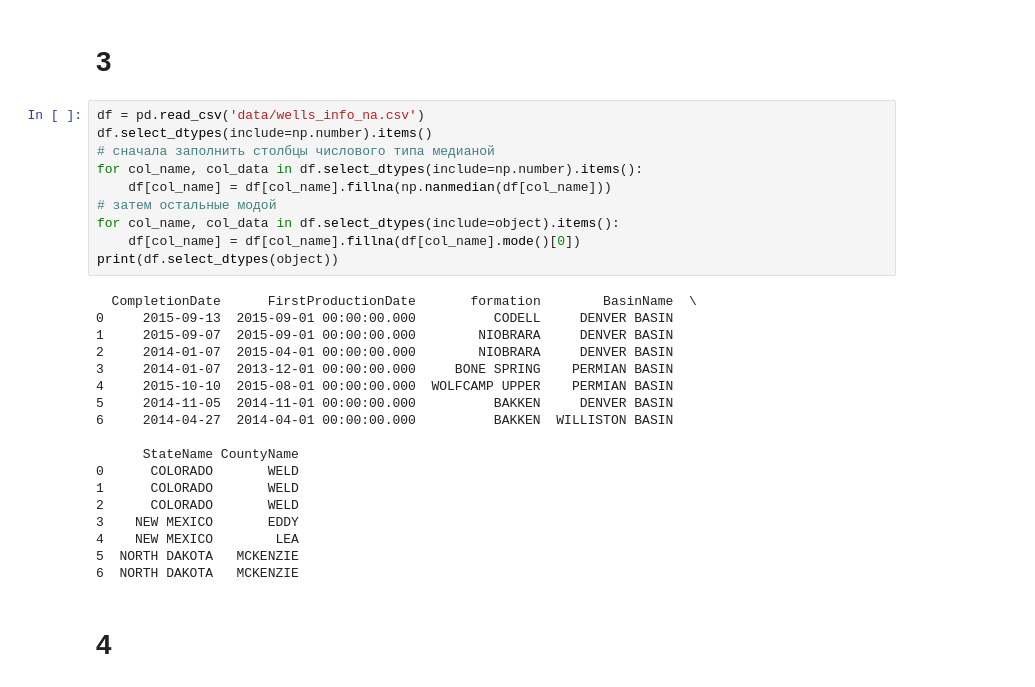
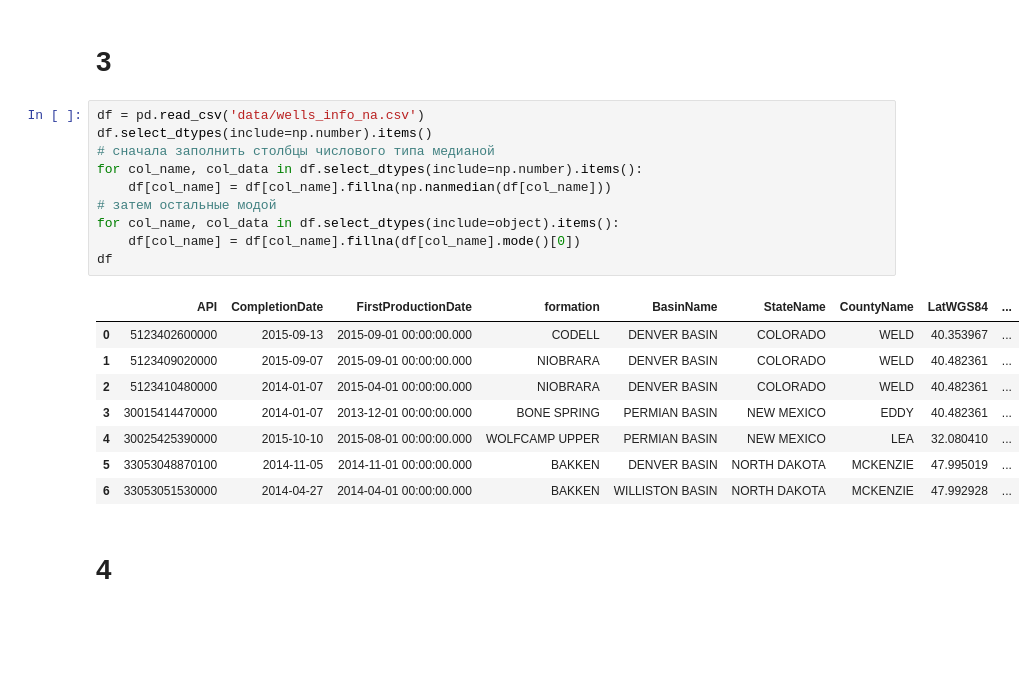
Before and after one commit to Grenka054/dPAK, a Jupyter notebook: 5/fifth.ipynb, the cells around one changed output. Cells and saved outputs as stored; diff of their text form; blank space fills up the shorter version.

```diff
--- a/5/fifth.ipynb
+++ b/5/fifth.ipynb
@@ -39,31 +39,22 @@ dtype: int32
 # %%
 df = pd.read_csv('data/wells_info_na.csv')
 df.select_dtypes(include=np.number).items()
 # сначала заполнить столбцы числового типа медианой
 for col_name, col_data in df.select_dtypes(include=np.number).items():
     df[col_name] = df[col_name].fillna(np.nanmedian(df[col_name]))
 # затем остальные модой
 for col_name, col_data in df.select_dtypes(include=object).items():
     df[col_name] = df[col_name].fillna(df[col_name].mode()[0])
-print(df.select_dtypes(object))
+df
 # %% [output]
-  CompletionDate      FirstProductionDate       formation        BasinName  \
-0     2015-09-13  2015-09-01 00:00:00.000          CODELL     DENVER BASIN
-1     2015-09-07  2015-09-01 00:00:00.000        NIOBRARA     DENVER BASIN
-2     2014-01-07  2015-04-01 00:00:00.000        NIOBRARA     DENVER BASIN
-3     2014-01-07  2013-12-01 00:00:00.000     BONE SPRING    PERMIAN BASIN
-4     2015-10-10  2015-08-01 00:00:00.000  WOLFCAMP UPPER    PERMIAN BASIN
-5     2014-11-05  2014-11-01 00:00:00.000          BAKKEN     DENVER BASIN
-6     2014-04-27  2014-04-01 00:00:00.000          BAKKEN  WILLISTON BASIN
-
-      StateName CountyName
-0      COLORADO       WELD
-1      COLORADO       WELD
-2      COLORADO       WELD
-3    NEW MEXICO       EDDY
-4    NEW MEXICO        LEA
-5  NORTH DAKOTA   MCKENZIE
-6  NORTH DAKOTA   MCKENZIE
+|  | API | CompletionDate | FirstProductionDate | formation | BasinName | StateName | CountyName | LatWGS84 | ... |
+| 0 | 5123402600000 | 2015-09-13 | 2015-09-01 00:00:00.000 | CODELL | DENVER BASIN | COLORADO | WELD | 40.353967 | ... |
+| 1 | 5123409020000 | 2015-09-07 | 2015-09-01 00:00:00.000 | NIOBRARA | DENVER BASIN | COLORADO | WELD | 40.482361 | ... |
+| 2 | 5123410480000 | 2014-01-07 | 2015-04-01 00:00:00.000 | NIOBRARA | DENVER BASIN | COLORADO | WELD | 40.482361 | ... |
+| 3 | 30015414470000 | 2014-01-07 | 2013-12-01 00:00:00.000 | BONE SPRING | PERMIAN BASIN | NEW MEXICO | EDDY | 40.482361 | ... |
+| 4 | 30025425390000 | 2015-10-10 | 2015-08-01 00:00:00.000 | WOLFCAMP UPPER | PERMIAN BASIN | NEW MEXICO | LEA | 32.080410 | ... |
+| 5 | 33053048870100 | 2014-11-05 | 2014-11-01 00:00:00.000 | BAKKEN | DENVER BASIN | NORTH DAKOTA | MCKENZIE | 47.995019 | ... |
+| 6 | 33053051530000 | 2014-04-27 | 2014-04-01 00:00:00.000 | BAKKEN | WILLISTON BASIN | NORTH DAKOTA | MCKENZIE | 47.992928 | ... |
 # %% [markdown]
 # 4
 # %%
```
